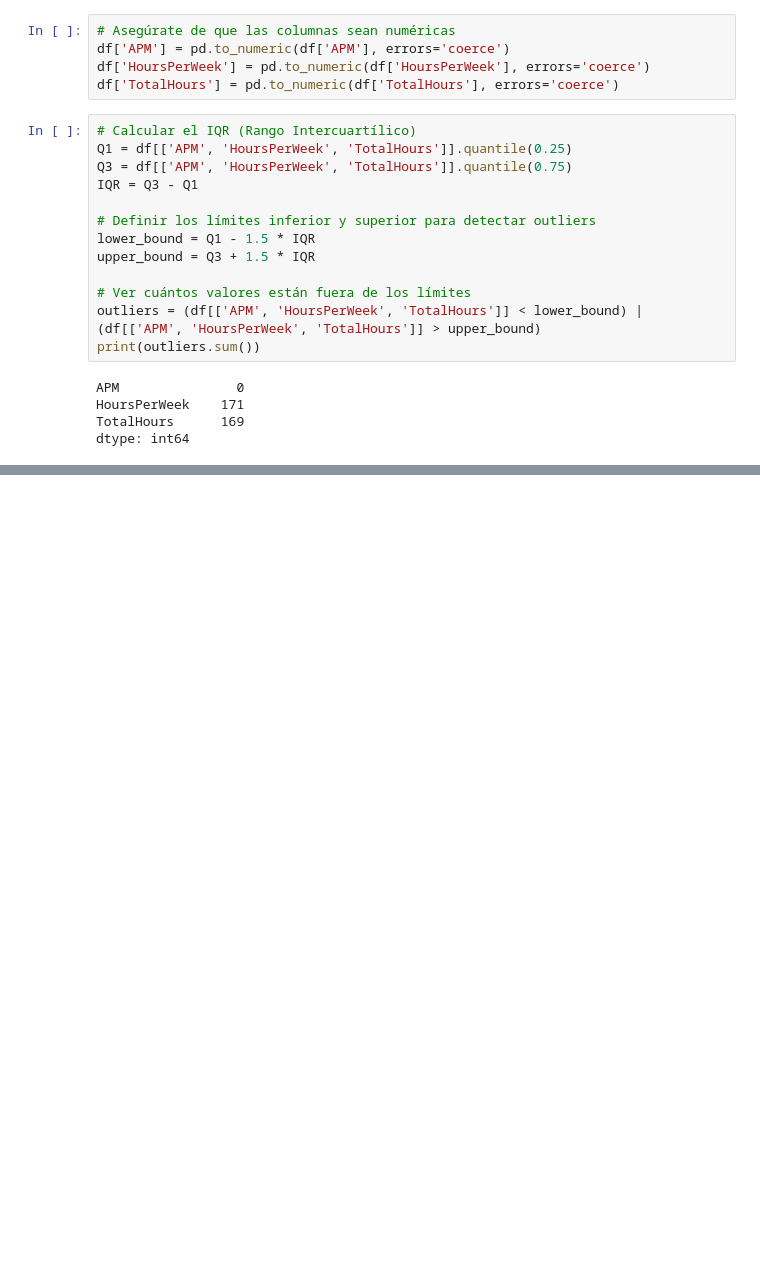
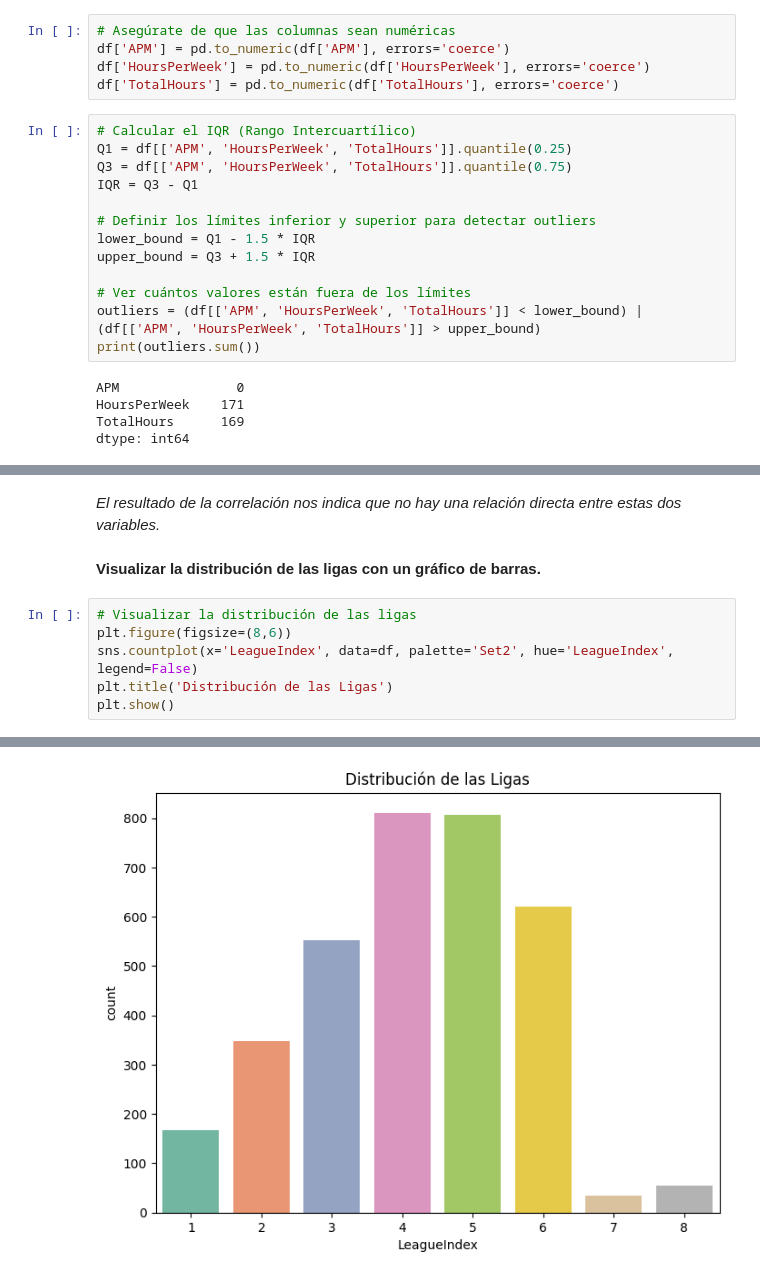
Before and after one commit to MatiasRai/ProyectoMineria, a Jupyter notebook: notebooks/Fase 2 exploración de los datos.ipynb, the cells around one changed output, grey strips where cells are left out. Drawn from its saved outputs; the diff is of its cells as text; blank space fills up the shorter version.

```diff
--- a/notebooks/Fase 2 exploración de los datos.ipynb
+++ b/notebooks/Fase 2 exploración de los datos.ipynb
@@ -191,0 +315,11 @@ dtype: int64
+# %% [markdown]
+*El resultado de la correlación nos indica que no hay una relación directa entre estas dos variables.*
+# %% [markdown]
+**Visualizar la distribución de las ligas con un gráfico de barras.**
+# %%
+# Visualizar la distribución de las ligas
+plt.figure(figsize=(8,6))
+sns.countplot(x='LeagueIndex', data=df, palette='Set2', hue='LeagueIndex', legend=False)
+plt.title('Distribución de las Ligas')
+plt.show()
+# %% [output]
@@ -191,0 +327 @@ dtype: int64
+[figure, added]
```
Also changed, not shown: parts of 16 cells of this notebook.
